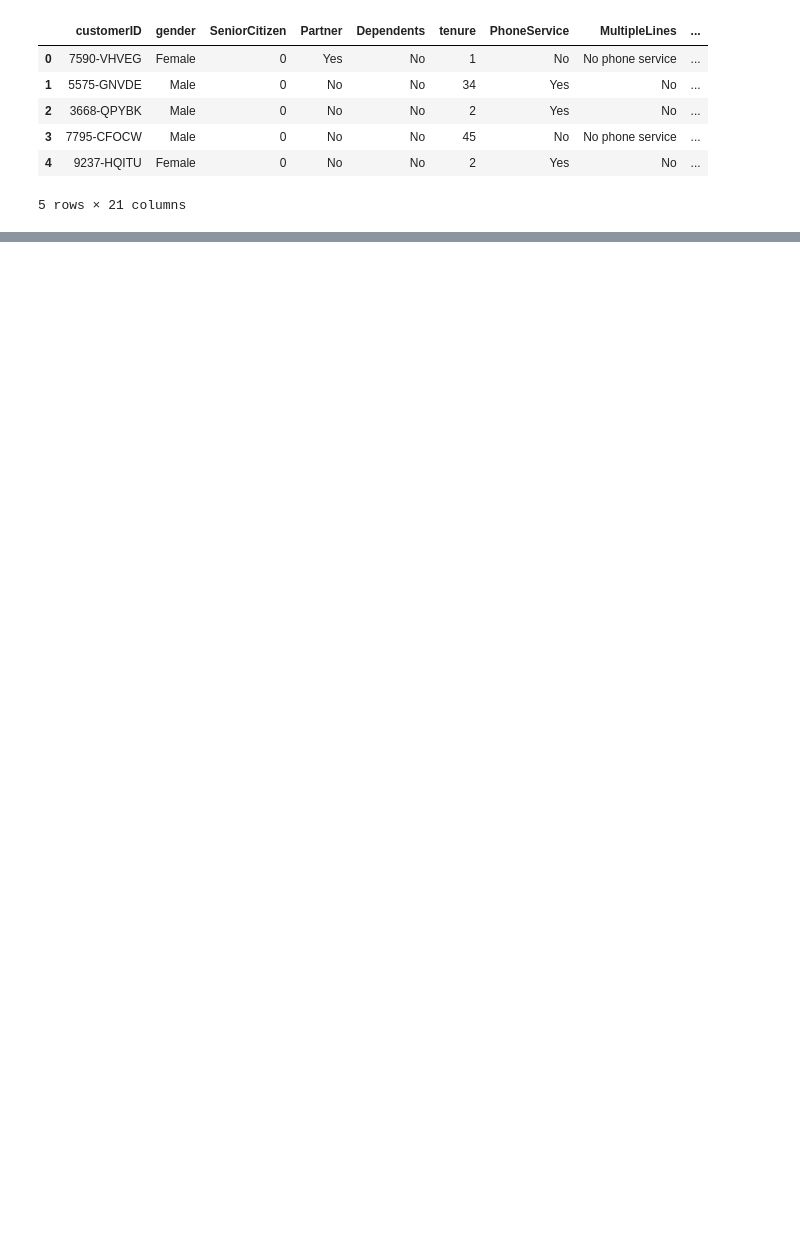
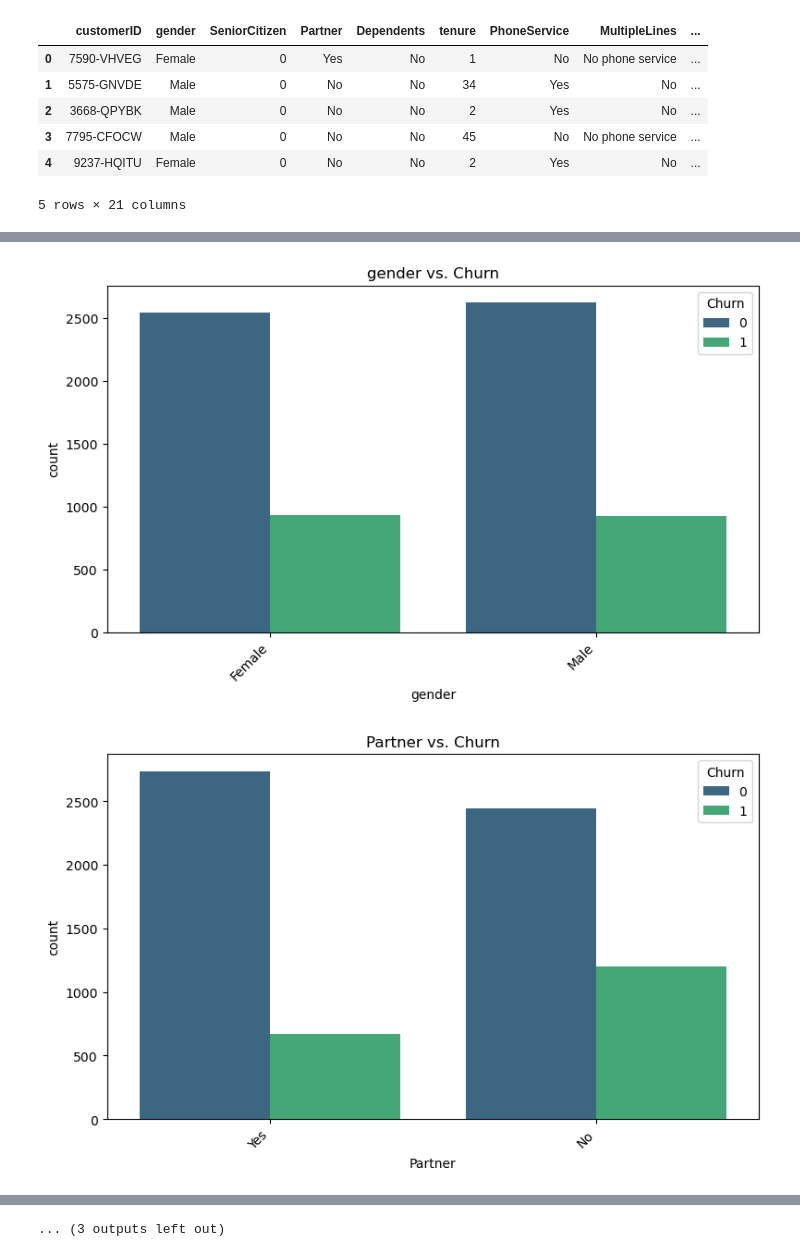
Before and after one commit to rehandbit/Data-Science, a Jupyter notebook: MLE/PracticeWithKaggleDataSet.ipynb, the cells around one changed output, grey strips where cells are left out. Saved outputs shown, nothing was run; the diff lists cells and outputs as text; code cells hidden in the pictures; blank space fills up the shorter version.

```diff
--- a/MLE/PracticeWithKaggleDataSet.ipynb
+++ b/MLE/PracticeWithKaggleDataSet.ipynb
@@ -374,0 +102,16 @@ from sklearn.compose import ColumnTransformer
+# %%
+# Visualize categorical features vs. Churn
+categorical_cols = data.select_dtypes(include='object').columns.tolist()
+if 'customerID' in categorical_cols:
+    categorical_cols.remove('customerID') # Remove customerID for plotting
+# %%
+for col in categorical_cols:
+    plt.figure(figsize=(8, 5))
+    sns.countplot(data=data, x=col, hue='Churn', palette='viridis')
+    plt.title(f'{col} vs. Churn')
+    plt.xticks(rotation=45, ha='right')
+    plt.tight_layout()
+    plt.show()
+# %% [output]
+[figure, added]
+[figure, added]
@@ -374,0 +128 @@ from sklearn.compose import ColumnTransformer
+... (3 outputs left out)
```
Also changed, not shown: parts of 112 cells of this notebook.
